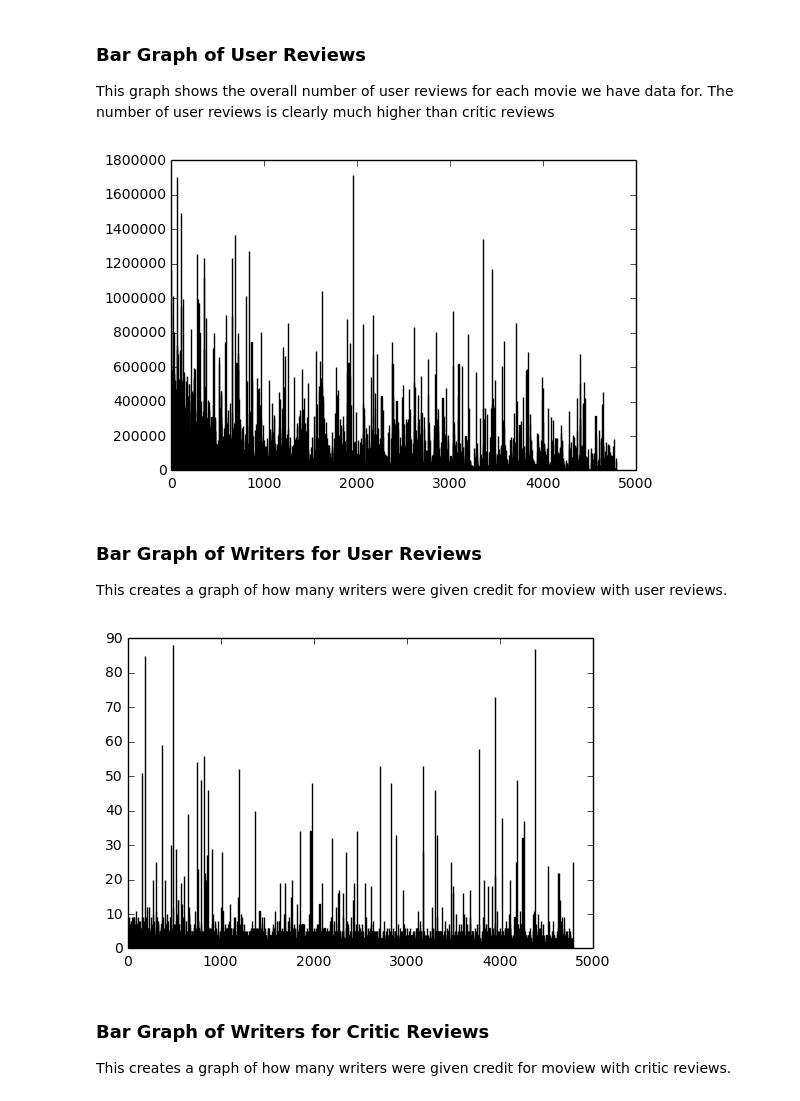
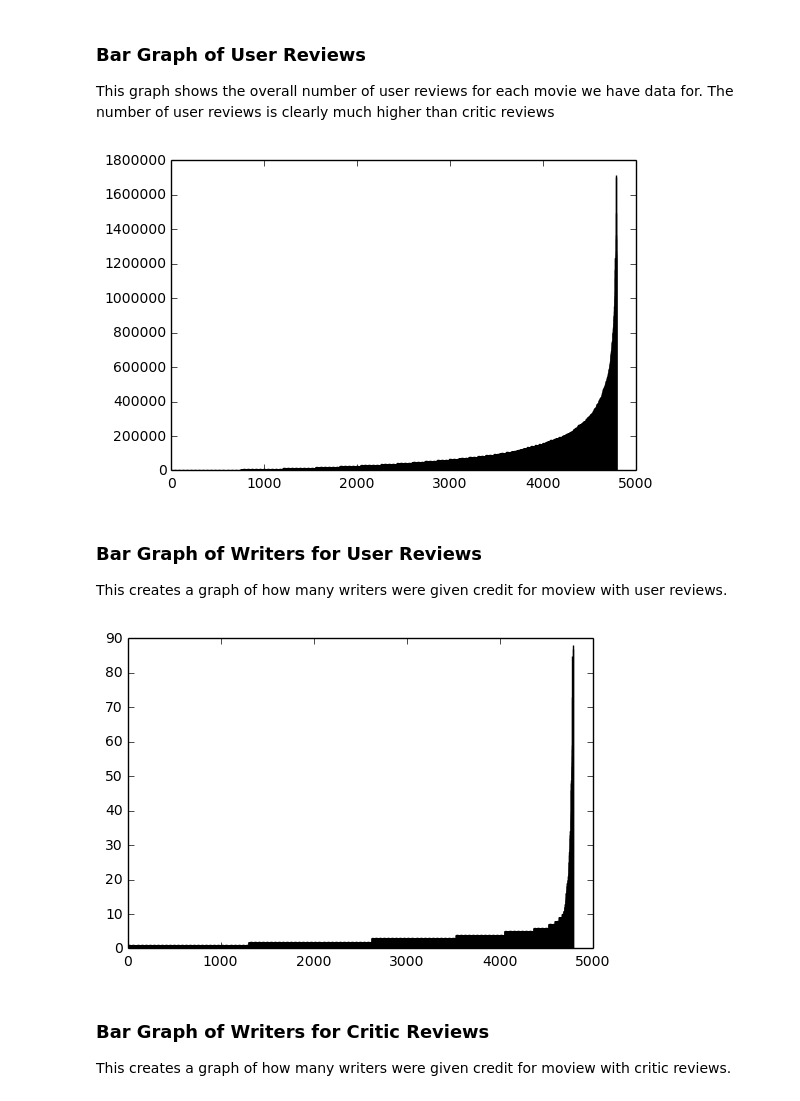
Before and after one commit to CSCI4800-Fall2016-Group12/IMDB-Rating-Prediction, a Jupyter notebook: Data Exploration.ipynb, the cells around one changed output. Saved outputs shown, nothing was run; the diff lists cells and outputs as text; code cells hidden in the pictures.

```diff
--- a/Data Exploration.ipynb
+++ b/Data Exploration.ipynb
@@ -389,13 +390,14 @@ This graph shows the overall number of user reviews for each movie we have data
 # %%
 #Number of user reviews for each movie
 user_total = getcol('num_voted_users', user_movdata)
 user_total= [float(i) for i in user_total]
+user_total.sort()
 
 N = len(user_total)
 x = range(N)
 h4 = pylab.bar(x, user_total, .5)
 # %% [output]
-[figure, old version]
+[figure, new version]
 # %% [markdown]
 ### Bar Graph of Writers for User Reviews
 This creates a graph of how many writers were given credit for moview with user reviews.
@@ -407,11 +409,13 @@ while i < len(user_writer_count):
     user_writers.append((user_writer_count[i].count('|') + 1))   #add 1 to account that '|' is between actors only
     i = i + 1
 
+user_writers.sort()
+
 N = len(user_writers)
 x = range(N)
 h5 = pylab.bar(x, user_writers, .5)
 # %% [output]
-[figure, old version]
+[figure, new version]
 # %% [markdown]
 ### Bar Graph of Writers for Critic Reviews
 This creates a graph of how many writers were given credit for moview with critic reviews.
```
Also changed, not shown: parts of 4 cells of this notebook.
